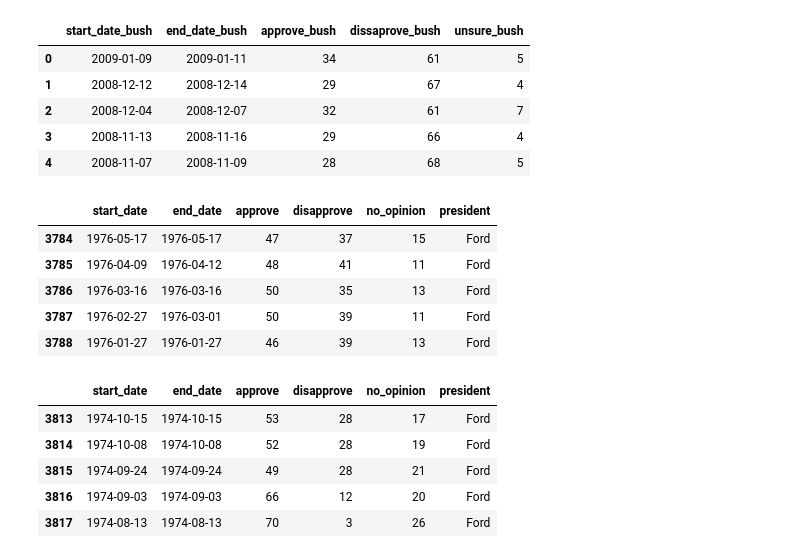
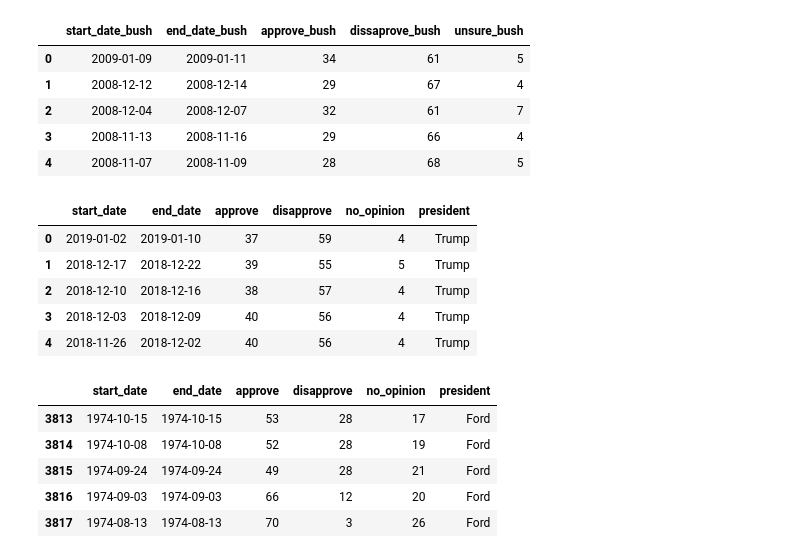
Before and after one commit to amritperera/Data-Bootcamp-Project-1, a Jupyter notebook: Code/Ahmeda-Visualization.ipynb, the cells around one changed output. Drawn from its saved outputs; the diff is of its cells as text; code cells hidden in the pictures.

```diff
--- a/Code/Ahmeda-Visualization.ipynb
+++ b/Code/Ahmeda-Visualization.ipynb
@@ -97,14 +111,14 @@ all_path = '../Input/all_approval.xlsx'
 # %%
 all_df = pd.read_excel(all_path)
 # %%
-all_df[0:3789].tail()
+all_df[0:3789].head()
 # %% [output]
 |  | start_date | end_date | approve | disapprove | no_opinion | president |
-| 3784 | 1976-05-17 | 1976-05-17 | 47 | 37 | 15 | Ford |
-| 3785 | 1976-04-09 | 1976-04-12 | 48 | 41 | 11 | Ford |
-| 3786 | 1976-03-16 | 1976-03-16 | 50 | 35 | 13 | Ford |
-| 3787 | 1976-02-27 | 1976-03-01 | 50 | 39 | 11 | Ford |
-| 3788 | 1976-01-27 | 1976-01-27 | 46 | 39 | 13 | Ford |
+| 0 | 2019-01-02 | 2019-01-10 | 37 | 59 | 4 | Trump |
+| 1 | 2018-12-17 | 2018-12-22 | 39 | 55 | 5 | Trump |
+| 2 | 2018-12-10 | 2018-12-16 | 38 | 57 | 4 | Trump |
+| 3 | 2018-12-03 | 2018-12-09 | 40 | 56 | 4 | Trump |
+| 4 | 2018-11-26 | 2018-12-02 | 40 | 56 | 4 | Trump |
 # %%
 all_df.tail()
 # %% [output]
```
Also changed, not shown: parts of 8 cells of this notebook, 2 other files.
